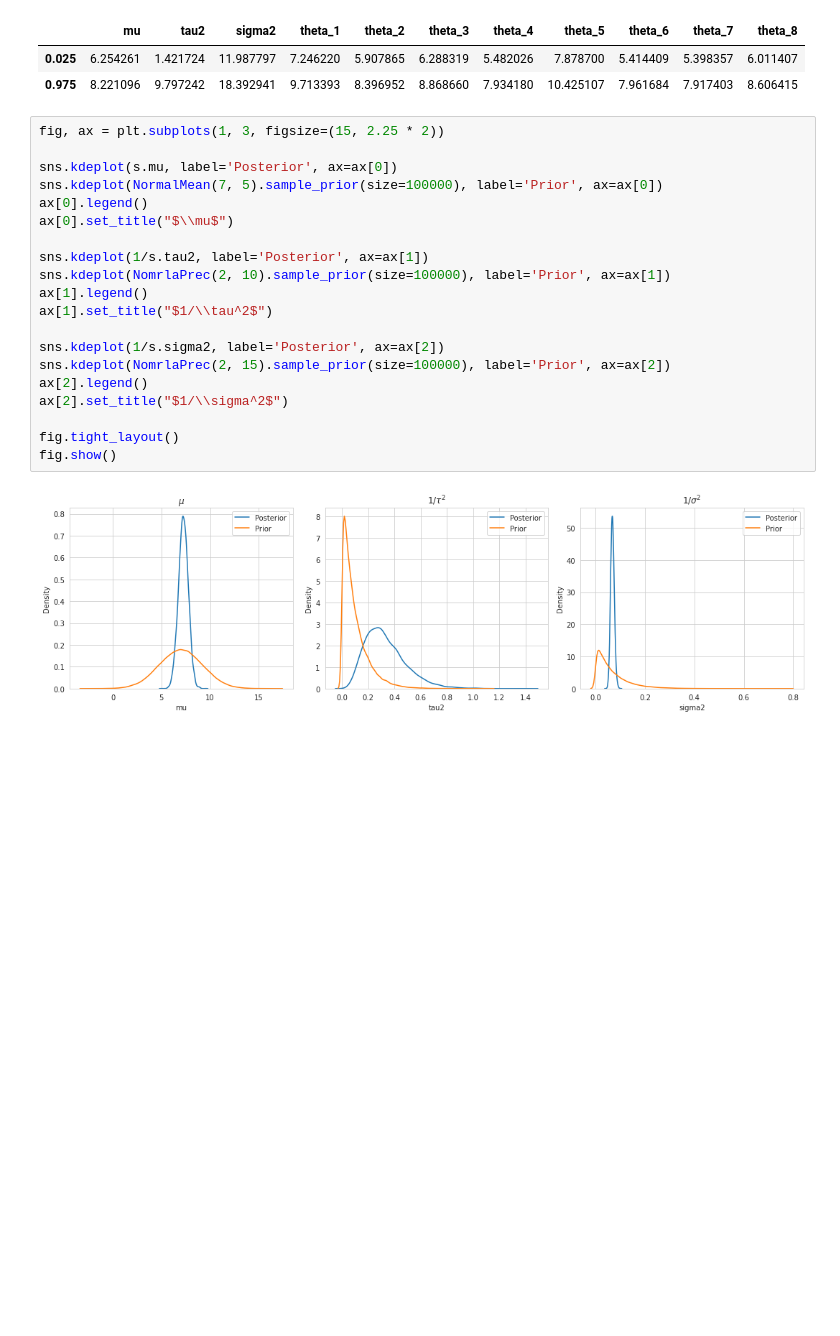
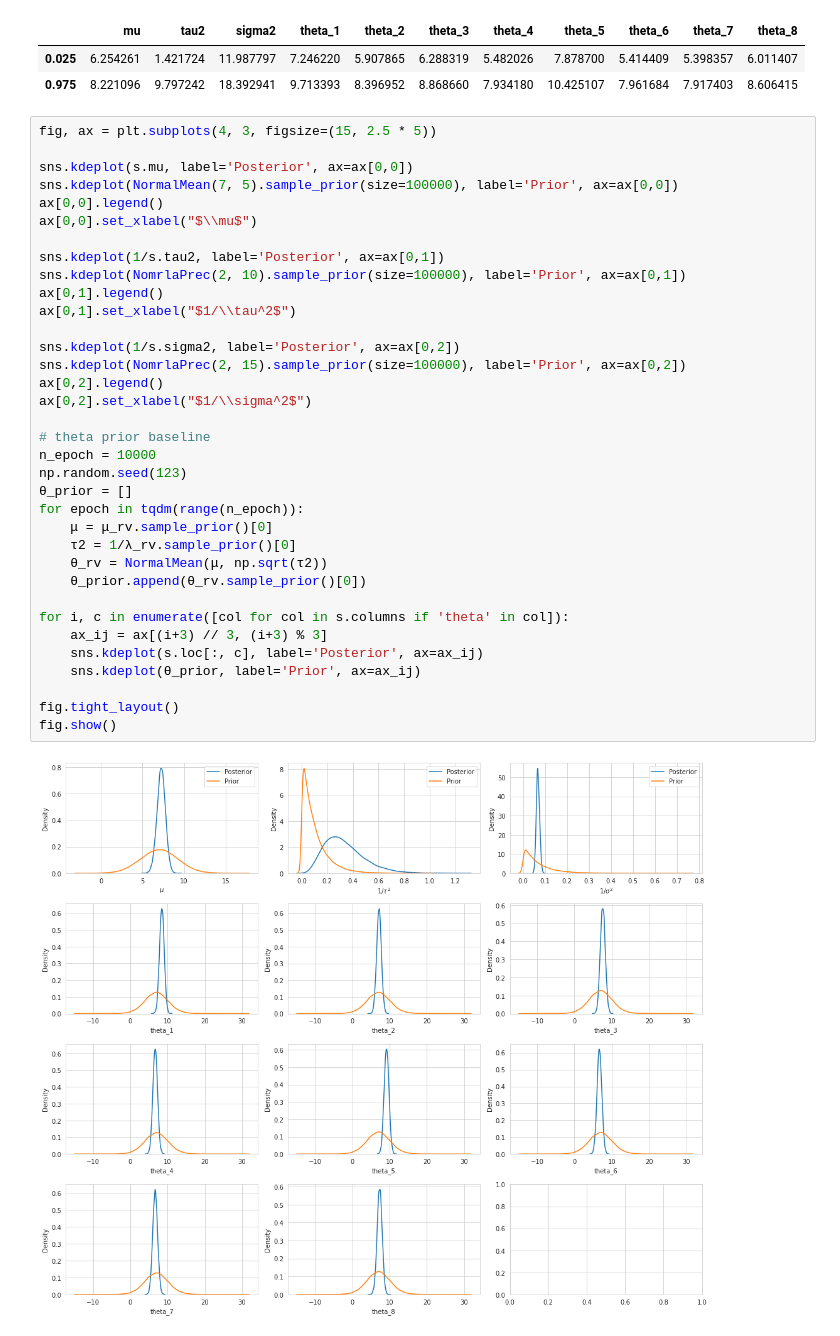
Before and after one commit to WHITSNAK/sta_602, a Jupyter notebook: hw11/hw11 8.3.ipynb, the cells around one changed output. Saved outputs shown, nothing was run; the diff lists cells and outputs as text; blank space fills up the shorter version.

Commit message:
update 3.b plot

```diff
--- a/hw11/hw11 8.3.ipynb
+++ b/hw11/hw11 8.3.ipynb
@@ -151,24 +151,39 @@ s.quantile([0.025, 0.975])
 | 0.025 | 6.254261 | 1.421724 | 11.987797 | 7.246220 | 5.907865 | 6.288319 | 5.482026 | 7.878700 | 5.414409 | 5.398357 | 6.011407 |
 | 0.975 | 8.221096 | 9.797242 | 18.392941 | 9.713393 | 8.396952 | 8.868660 | 7.934180 | 10.425107 | 7.961684 | 7.917403 | 8.606415 |
 # %%
-fig, ax = plt.subplots(1, 3, figsize=(15, 2.25 * 2))
+fig, ax = plt.subplots(4, 3, figsize=(15, 2.5 * 5))
 
-sns.kdeplot(s.mu, label='Posterior', ax=ax[0])
-sns.kdeplot(NormalMean(7, 5).sample_prior(size=100000), label='Prior', ax=ax[0])
-ax[0].legend()
-ax[0].set_title("$\\mu$")
+sns.kdeplot(s.mu, label='Posterior', ax=ax[0,0])
+sns.kdeplot(NormalMean(7, 5).sample_prior(size=100000), label='Prior', ax=ax[0,0])
+ax[0,0].legend()
+ax[0,0].set_xlabel("$\\mu$")
 
-sns.kdeplot(1/s.tau2, label='Posterior', ax=ax[1])
-sns.kdeplot(NomrlaPrec(2, 10).sample_prior(size=100000), label='Prior', ax=ax[1])
-ax[1].legend()
-ax[1].set_title("$1/\\tau^2$")
+sns.kdeplot(1/s.tau2, label='Posterior', ax=ax[0,1])
+sns.kdeplot(NomrlaPrec(2, 10).sample_prior(size=100000), label='Prior', ax=ax[0,1])
+ax[0,1].legend()
+ax[0,1].set_xlabel("$1/\\tau^2$")
 
-sns.kdeplot(1/s.sigma2, label='Posterior', ax=ax[2])
-sns.kdeplot(NomrlaPrec(2, 15).sample_prior(size=100000), label='Prior', ax=ax[2])
-ax[2].legend()
-ax[2].set_title("$1/\\sigma^2$")
+sns.kdeplot(1/s.sigma2, label='Posterior', ax=ax[0,2])
+sns.kdeplot(NomrlaPrec(2, 15).sample_prior(size=100000), label='Prior', ax=ax[0,2])
+ax[0,2].legend()
+ax[0,2].set_xlabel("$1/\\sigma^2$")
+
+# theta prior baseline
+n_epoch = 10000
+np.random.seed(123)
+θ_prior = []
+for epoch in tqdm(range(n_epoch)):
+    μ = μ_rv.sample_prior()[0]
+    τ2 = 1/λ_rv.sample_prior()[0]
+    θ_rv = NormalMean(μ, np.sqrt(τ2))
+    θ_prior.append(θ_rv.sample_prior()[0])
+
+for i, c in enumerate([col for col in s.columns if 'theta' in col]):
+    ax_ij = ax[(i+3) // 3, (i+3) % 3]
+    sns.kdeplot(s.loc[:, c], label='Posterior', ax=ax_ij)
+    sns.kdeplot(θ_prior, label='Prior', ax=ax_ij)
 
 fig.tight_layout()
 fig.show()
 # %% [output]
-[figure, old version]
+[figure, new version]
```
Also changed, not shown: 1 other file.
